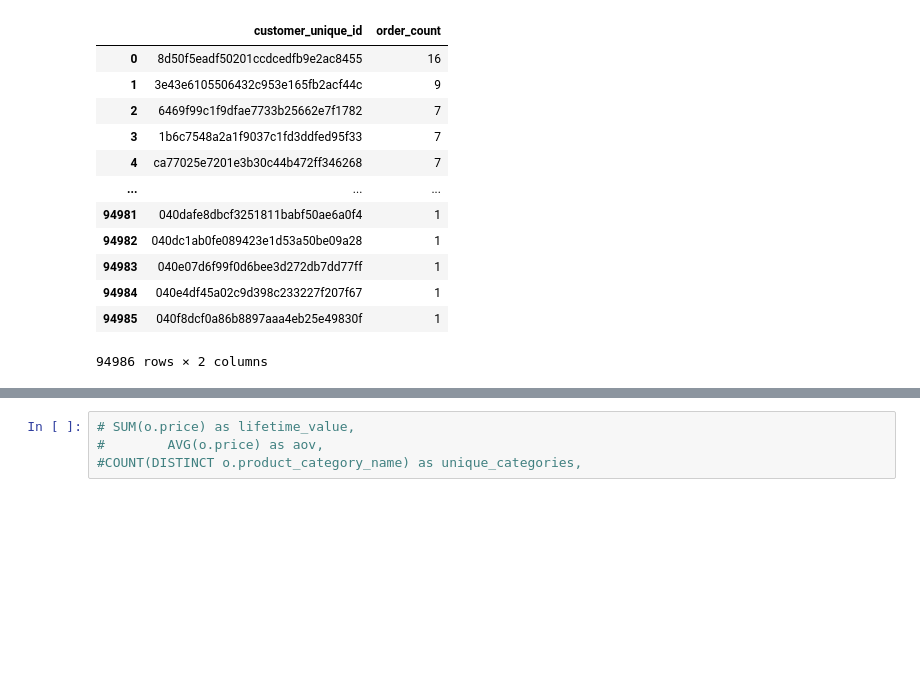
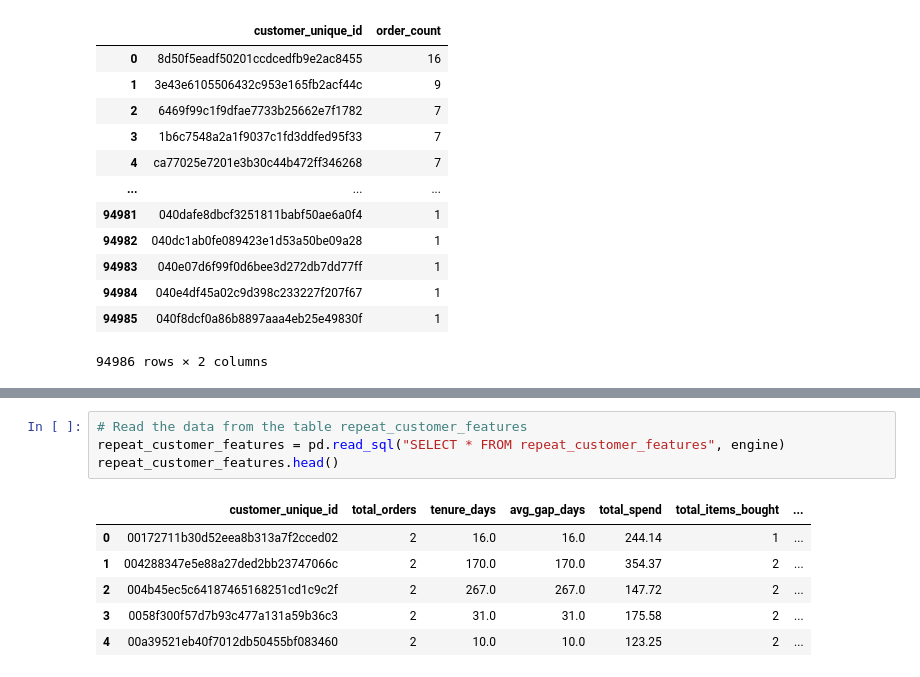
Before and after one commit to Vidya-0119/E-commerce-Revenue-Optimization-RFM-Segmentation, a Jupyter notebook: Python files/Notebook.ipynb, the cells around one changed output, grey strips where cells are left out. Drawn from its saved outputs; the diff is of its cells as text; blank space fills up the shorter version.

```diff
--- a/Python files/Notebook.ipynb
+++ b/Python files/Notebook.ipynb
@@ -107,6 +126,13 @@ with engine.connect() as conn:
     conn.execute(create_table_query)
     conn.commit()
 # %%
-# SUM(o.price) as lifetime_value,
-#        AVG(o.price) as aov,
-#COUNT(DISTINCT o.product_category_name) as unique_categories,
+# Read the data from the table repeat_customer_features
+repeat_customer_features = pd.read_sql("SELECT * FROM repeat_customer_features", engine)
+repeat_customer_features.head()
+# %% [output]
+|  | customer_unique_id | total_orders | tenure_days | avg_gap_days | total_spend | total_items_bought | ... |
+| 0 | 00172711b30d52eea8b313a7f2cced02 | 2 | 16.0 | 16.0 | 244.14 | 1 | ... |
+| 1 | 004288347e5e88a27ded2bb23747066c | 2 | 170.0 | 170.0 | 354.37 | 2 | ... |
+| 2 | 004b45ec5c64187465168251cd1c9c2f | 2 | 267.0 | 267.0 | 147.72 | 2 | ... |
+| 3 | 0058f300f57d7b93c477a131a59b36c3 | 2 | 31.0 | 31.0 | 175.58 | 2 | ... |
+| 4 | 00a39521eb40f7012db50455bf083460 | 2 | 10.0 | 10.0 | 123.25 | 2 | ... |
```
Also changed, not shown: parts of 7 cells of this notebook.
